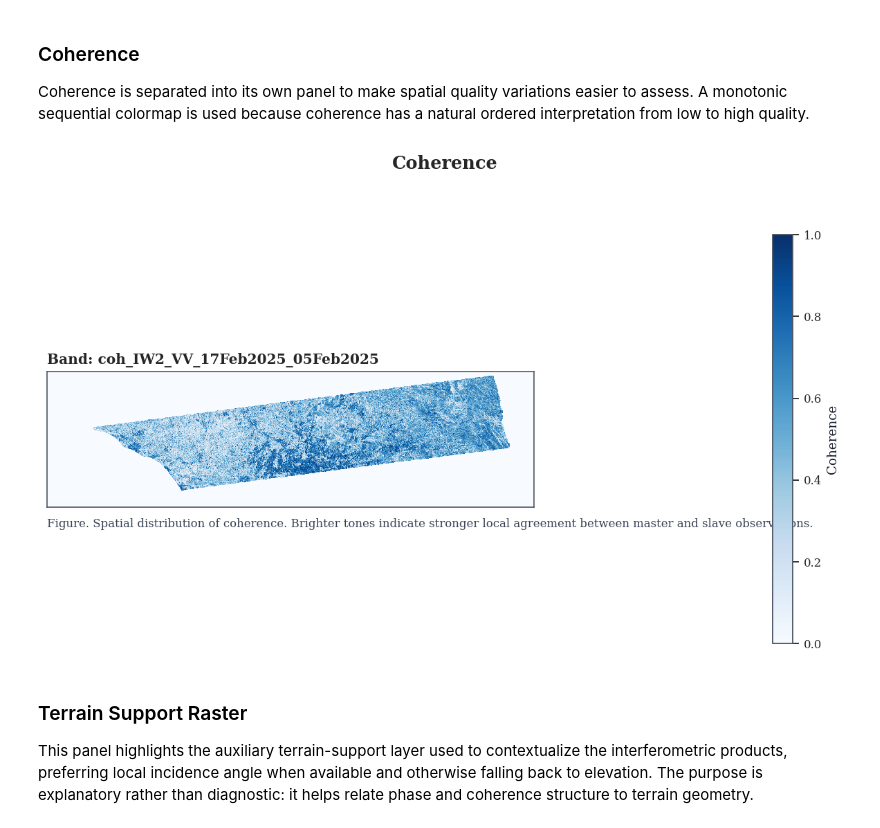
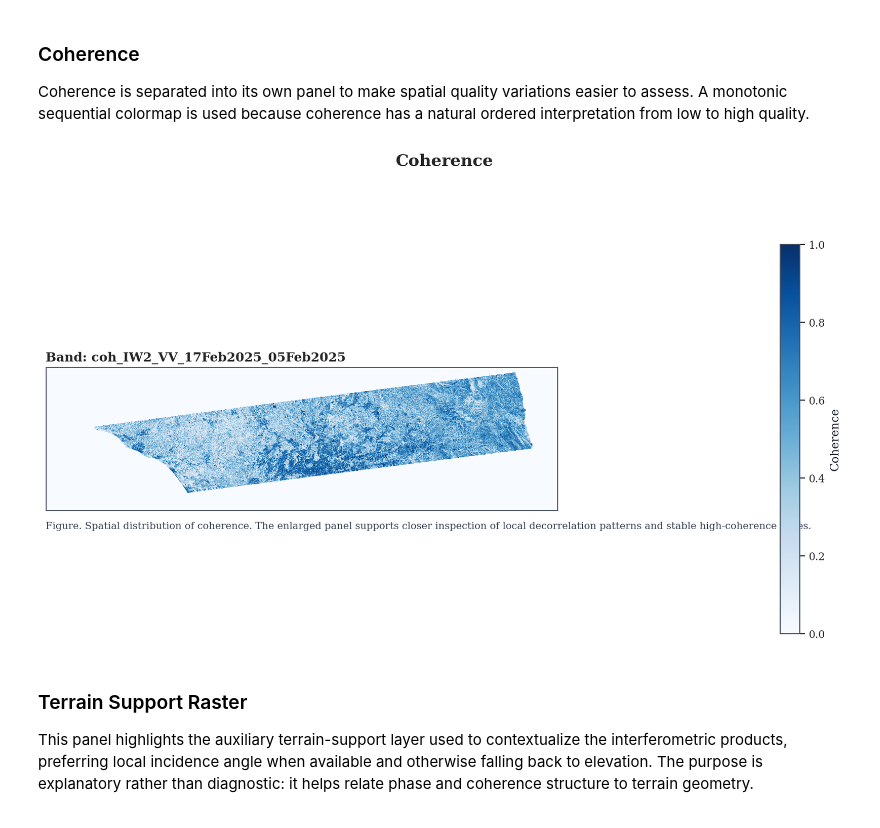
Before and after one commit to sirbastiano/srp, a Jupyter notebook: notebooks/snapflow_v2.ipynb, the cells around one changed output. Drawn from its saved outputs; the diff is of its cells as text; code cells hidden in the pictures.

Commit message:
feat(notebook): emphasize coherence figure

```diff
--- a/notebooks/snapflow_v2.ipynb
+++ b/notebooks/snapflow_v2.ipynb
@@ -801,23 +801,23 @@ plt.show()
 
 Coherence is separated into its own panel to make spatial quality variations easier to assess. A monotonic sequential colormap is used because coherence has a natural ordered interpretation from low to high quality.
 # %%
-fig, ax = plt.subplots(figsize=(8.8, 6.1), constrained_layout=True)
-fig.suptitle("Coherence", fontsize=14, fontweight="semibold", y=1.01)
+fig, ax = plt.subplots(figsize=(10.2, 7.1), dpi=165, constrained_layout=True)
+fig.suptitle("Coherence", fontsize=15, fontweight="semibold", y=1.01)
 
 if coherence_data is not None:
     im = ax.imshow(coherence_data, cmap="Blues", vmin=0.0, vmax=1.0, interpolation="nearest")
-    ax.set_title(f"Band: {coherence_band.stem}", loc="left", fontsize=11)
-    cbar = fig.colorbar(im, ax=ax, fraction=0.042, pad=0.028)
-    cbar.set_label("Coherence", fontsize=10)
-    cbar.ax.tick_params(labelsize=9)
+    ax.set_title(f"Band: {coherence_band.stem}", loc="left", fontsize=11.5)
+    cbar = fig.colorbar(im, ax=ax, fraction=0.038, pad=0.022)
+    cbar.set_label("Coherence", fontsize=10.5)
+    cbar.ax.tick_params(labelsize=9.5)
     apply_map_format(ax)
-    add_panel_caption(ax, "Figure. Spatial distribution of coherence. Brighter tones indicate stronger local agreement between master and slave observations.")
+    add_panel_caption(ax, "Figure. Spatial distribution of coherence. The enlarged panel supports closer inspection of local decorrelation patterns and stable high-coherence zones.")
 else:
     mark_empty(ax, "Coherence band not available")
 
 plt.show()
 # %% [output]
-[figure, old version]
+[figure, new version]
 # %% [markdown]
 ### Terrain Support Raster
 
```
